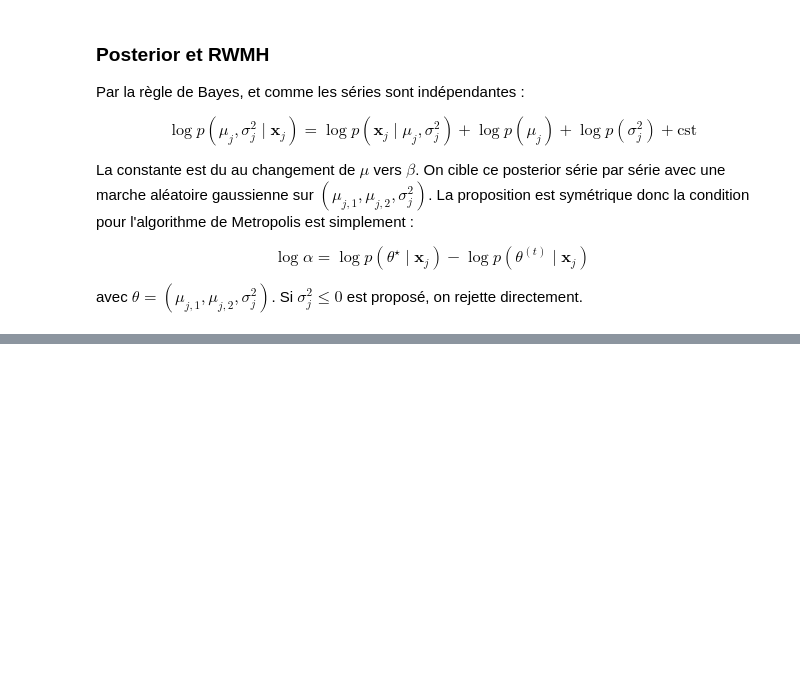
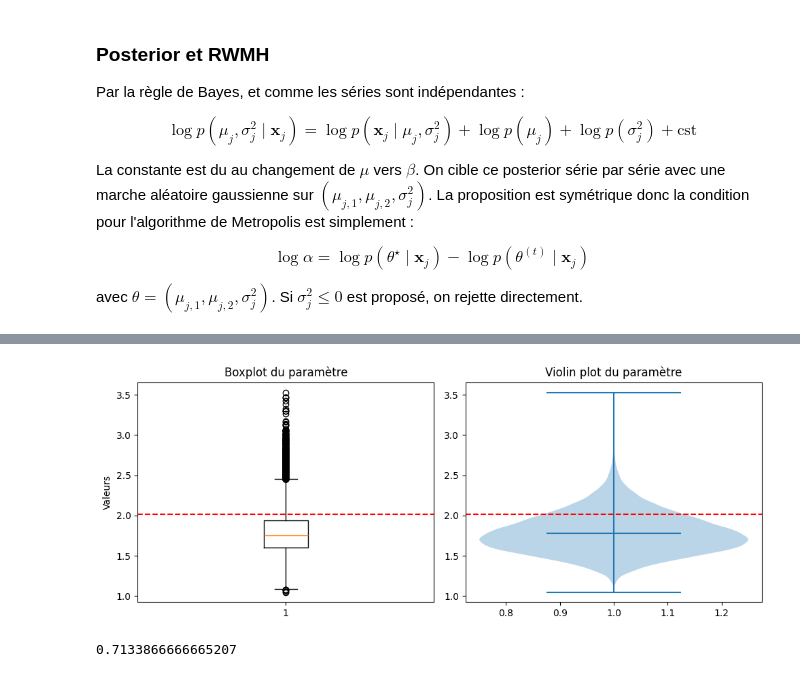
Before and after one commit to inaelenacampan/MonteCarloAndSimulation, a Jupyter notebook: Ina.ipynb, the cells around one changed output, grey strips where cells are left out. Saved outputs shown, nothing was run; the diff lists cells and outputs as text; code cells hidden in the pictures; blank space fills up the shorter version.

```diff
--- a/Ina.ipynb
+++ b/Ina.ipynb
@@ -190,0 +270,25 @@ plot_chain(chain, 10, mu_list[1], sigma2_list[1])
+# %%
+plt.figure(figsize=(10, 4))
+post = chain[10_000:]
+# Boxplot
+plt.subplot(1, 2, 1)
+plt.boxplot(post[:,2])
+plt.axhline(sigma2_list[0], color='red', linestyle='--', label='vraie valeur')
+plt.title("Boxplot du paramètre")
+plt.ylabel("Valeurs")
+
+# Violin plot
+plt.subplot(1, 2, 2)
+plt.violinplot(post[:,2], showmeans=True)
+plt.axhline(sigma2_list[0], color='red', linestyle='--', label='vraie valeur')
+plt.title("Violin plot du paramètre")
+
+plt.tight_layout()
+plt.show()
+# %% [output]
+[figure, added]
+# %%
+# acceptance rate vraiment un peu trop élévé ! d'ou vient ce soucis?
+acc
+# %% [output]
+0.7133866666665207
```
Also changed, not shown: parts of 10 cells of this notebook, 1 other file.
